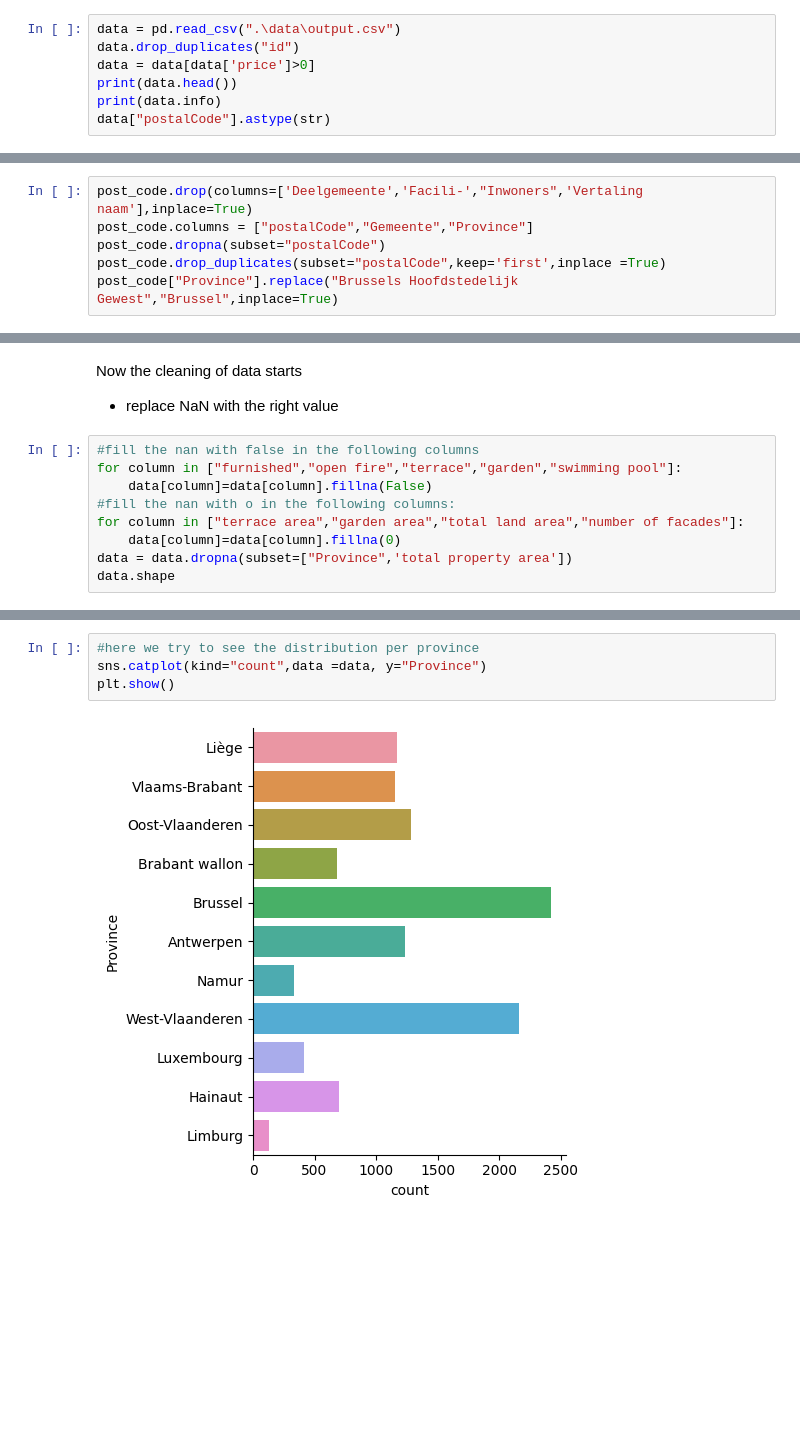
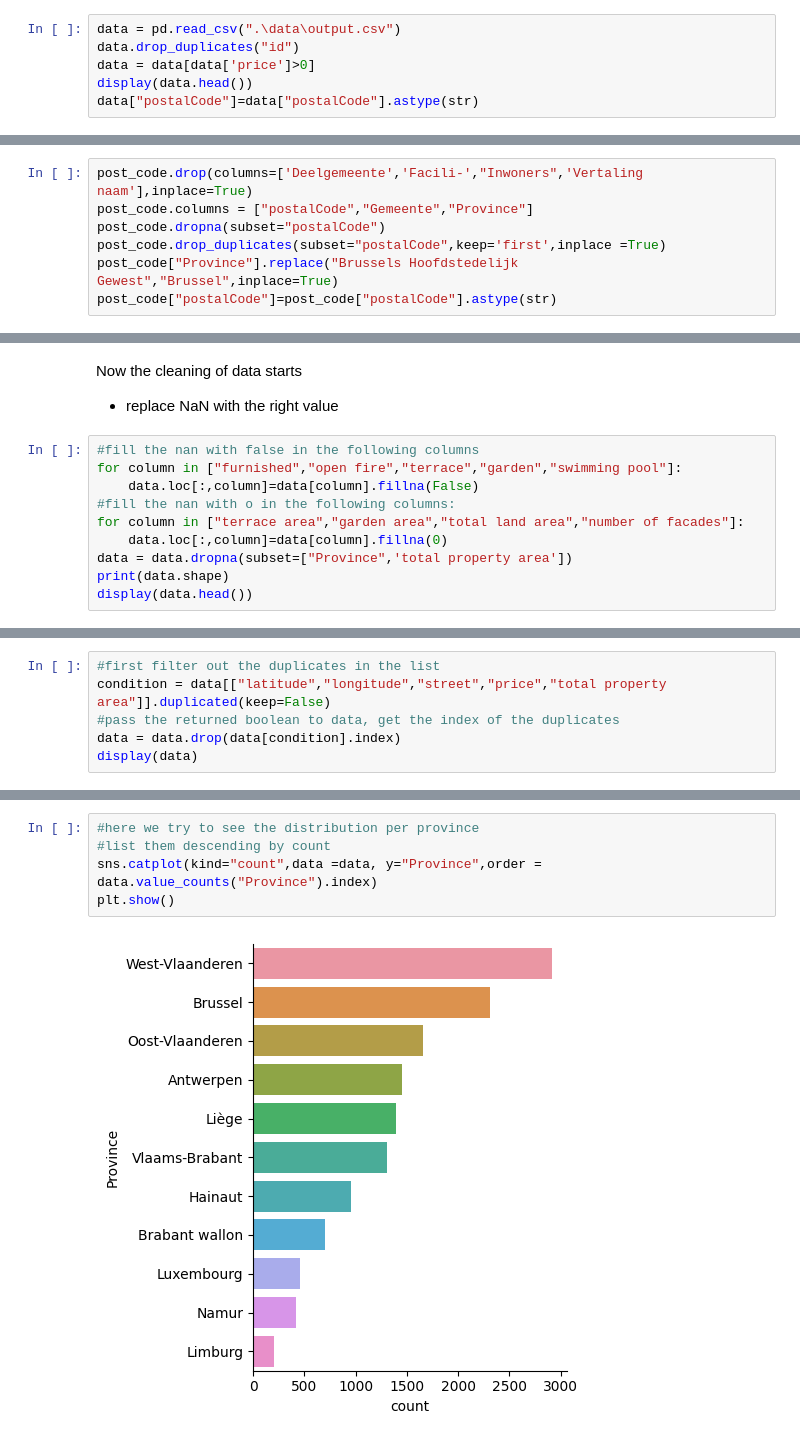
Before and after one commit to Spike815/Real_Estate_Analysis, a Jupyter notebook: Analysis.ipynb, the cells around one changed output, grey strips where cells are left out. Cells and saved outputs as stored; diff of their text form; blank space fills up the shorter version.

```diff
--- a/Analysis.ipynb
+++ b/Analysis.ipynb
@@ -11,7 +11,6 @@ Import the data scraped from immoweb.
 data = pd.read_csv(".\data\output.csv")
 data.drop_duplicates("id")
 data = data[data['price']>0]
-print(data.head())
-print(data.info)
-data["postalCode"].astype(str)
+display(data.head())
+data["postalCode"]=data["postalCode"].astype(str)
 # %% [output]
@@ -90,6 +65,7 @@ post_code.columns = ["postalCode","Gemeente","Province"]
 post_code.dropna(subset="postalCode")
 post_code.drop_duplicates(subset="postalCode",keep='first',inplace =True)
 post_code["Province"].replace("Brussels Hoofdstedelijk Gewest","Brussel",inplace=True)
+post_code["postalCode"]=post_code["postalCode"].astype(str)
 # %% [markdown]
 Clean the "locality" and "province" columns of data , by mapping it to the correct ones in post_code
 # %%
@@ -119,10 +95,11 @@ Now the cleaning of data starts
 # %%
 #fill the nan with false in the following columns
 for column in ["furnished","open fire","terrace","garden","swimming pool"]:
-    data[column]=data[column].fillna(False)
+    data.loc[:,column]=data[column].fillna(False)
 #fill the nan with o in the following columns:
 for column in ["terrace area","garden area","total land area","number of facades"]:
-    data[column]=data[column].fillna(0)
+    data.loc[:,column]=data[column].fillna(0)
 data = data.dropna(subset=["Province",'total property area'])
-data.shape
+print(data.shape)
+display(data.head())
 # %% [output]
@@ -129,0 +116,6 @@ data.shape
+# %%
+#first filter out the duplicates in the list
+condition = data[["latitude","longitude","street","price","total property area"]].duplicated(keep=False)
+#pass the returned boolean to data, get the index of the duplicates
+data = data.drop(data[condition].index)
+display(data)
@@ -130,6 +136,7 @@ data.shape
 # %%
 #here we try to see the distribution per province
-sns.catplot(kind="count",data =data, y="Province")
+#list them descending by count
+sns.catplot(kind="count",data =data, y="Province",order = data.value_counts("Province").index)
 plt.show()
 # %% [output]
-[figure, old version]
+[figure, new version]
```
Also changed, not shown: parts of 7 cells of this notebook, 1 other file.
